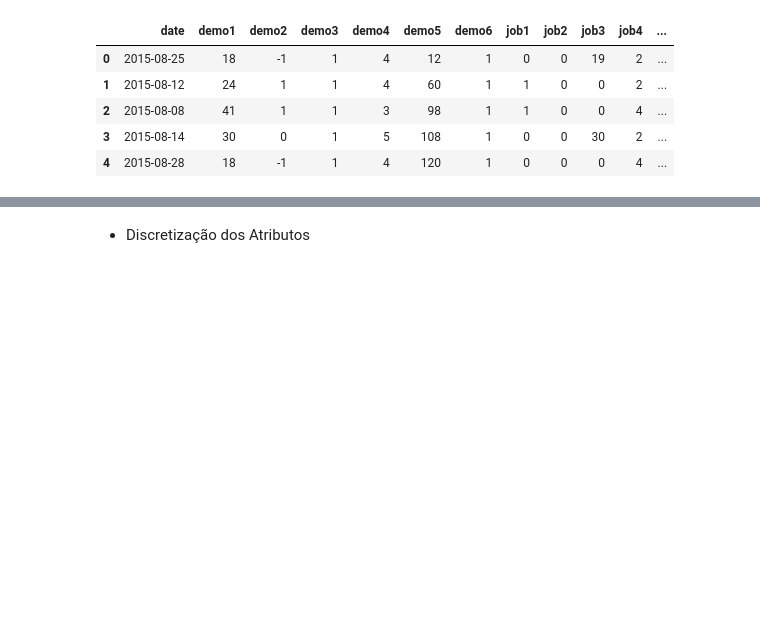
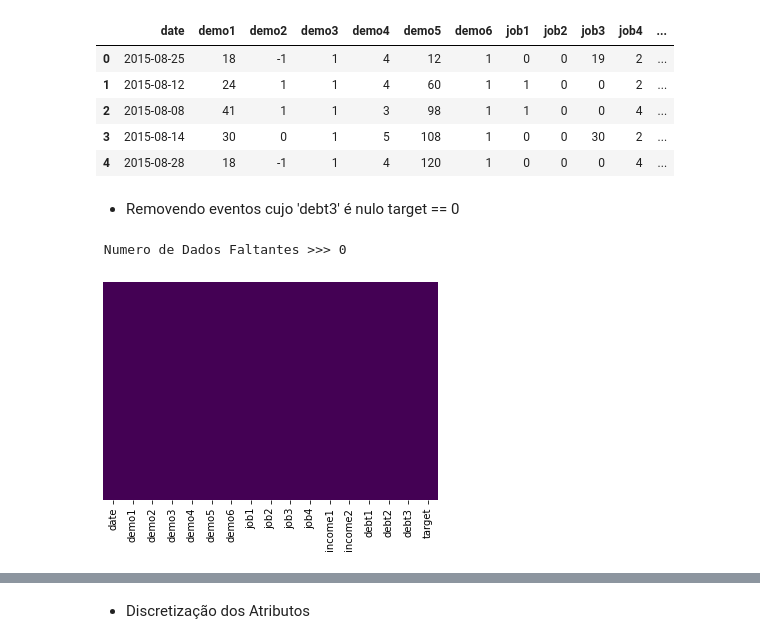
Before and after one commit to levibessa1/UME_Analise, a Jupyter notebook: Resposta.ipynb, the cells around one changed output, grey strips where cells are left out. Cells and saved outputs as stored; diff of their text form; code cells hidden in the pictures; blank space fills up the shorter version.

```diff
--- a/Resposta.ipynb
+++ b/Resposta.ipynb
@@ -60,0 +56,2 @@ data.head()
+# %% [markdown]
+* Removendo eventos cujo 'debt3' é nulo target == 0
@@ -60,0 +60,6 @@ data.head()
+# %%
+sns.heatmap(data.isnull(),yticklabels=False,cbar=False,cmap='viridis')
+print("\n Numero de Dados Faltantes >>>",data['debt3'].isnull().sum())
+# %% [output]
+ Numero de Dados Faltantes >>> 0
+[figure, added]
```
Also changed, not shown: parts of 47 cells of this notebook, 2 other files.
